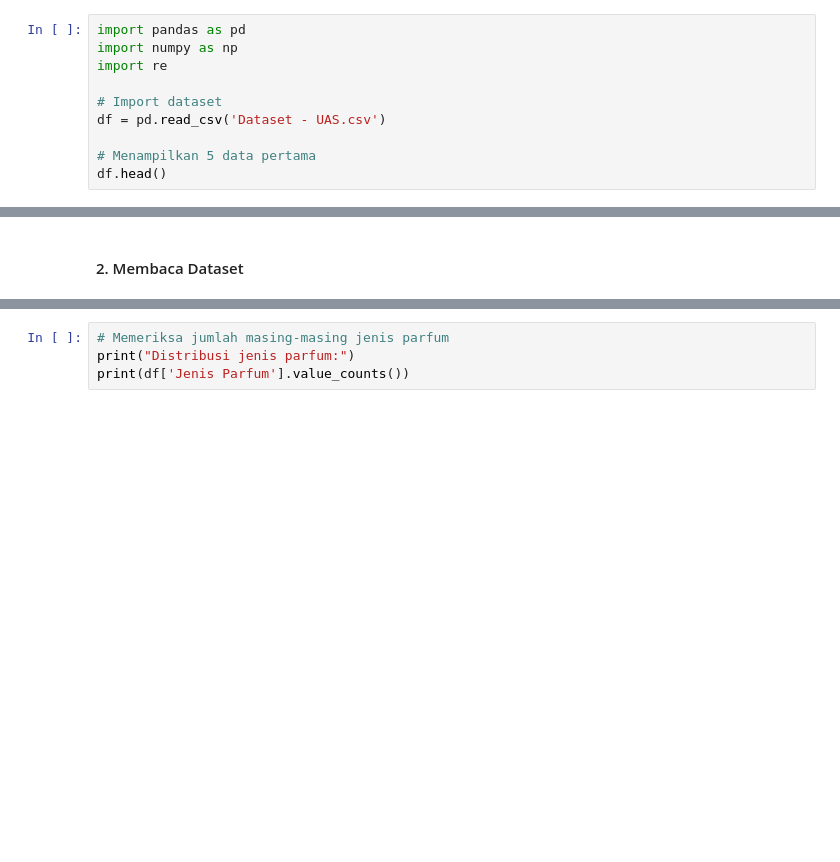
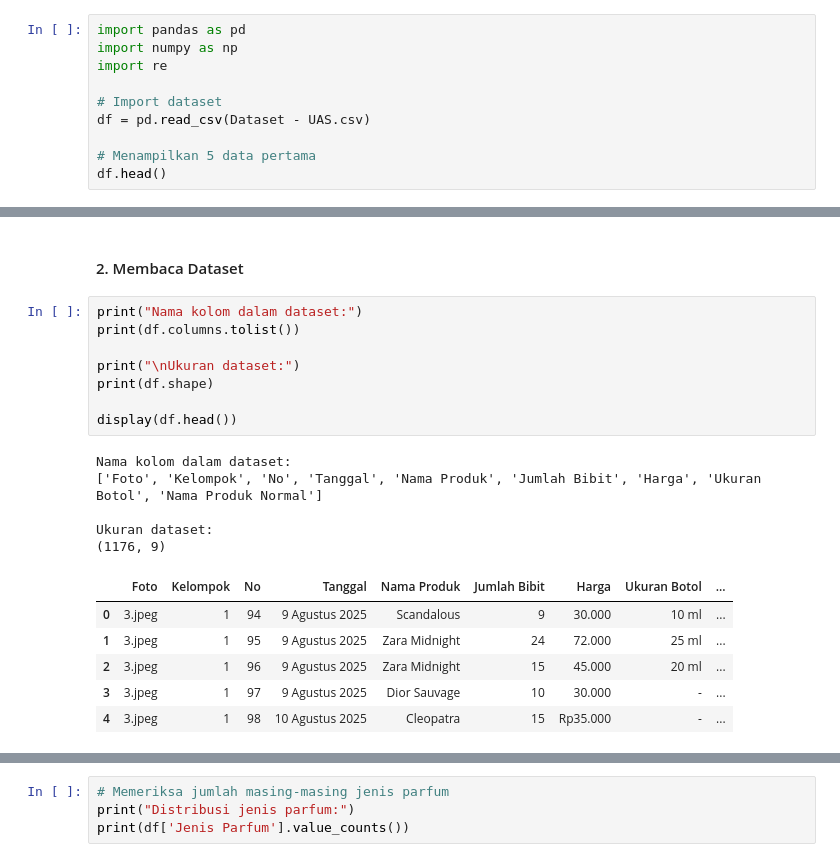
Before and after one commit to kyandap/UAS-Prak-Data-Mining-Parfum, a Jupyter notebook: Project-UAS.ipynb, the cells around one changed output, grey strips where cells are left out. Cells and saved outputs as stored; diff of their text form; blank space fills up the shorter version.

Commit message:
ganti dataset final (2)

```diff
--- a/Project-UAS.ipynb
+++ b/Project-UAS.ipynb
@@ -6,7 +6,7 @@ import numpy as np
 import re
 
 # Import dataset
-df = pd.read_csv('Dataset - UAS.csv')
+df = pd.read_csv(Dataset - UAS.csv)
 
 # Menampilkan 5 data pertama
 df.head()
@@ -1624,6 +1614,26 @@ from mlxtend.preprocessing import TransactionEncoder
 from mlxtend.frequent_patterns import fpgrowth, association_rules
 # %% [markdown]
 #### 2. Membaca Dataset
+# %%
+print("Nama kolom dalam dataset:")
+print(df.columns.tolist())
+
+print("\nUkuran dataset:")
+print(df.shape)
+
+display(df.head())
+# %% [output]
+Nama kolom dalam dataset:
+['Foto', 'Kelompok', 'No', 'Tanggal', 'Nama Produk', 'Jumlah Bibit', 'Harga', 'Ukuran Botol', 'Nama Produk Normal']
+
+Ukuran dataset:
+(1176, 9)
+|  | Foto | Kelompok | No | Tanggal | Nama Produk | Jumlah Bibit | Harga | Ukuran Botol | ... |
+| 0 | 3.jpeg | 1 | 94 | 9 Agustus 2025 | Scandalous | 9 | 30.000 | 10 ml | ... |
+| 1 | 3.jpeg | 1 | 95 | 9 Agustus 2025 | Zara Midnight | 24 | 72.000 | 25 ml | ... |
+| 2 | 3.jpeg | 1 | 96 | 9 Agustus 2025 | Zara Midnight | 15 | 45.000 | 20 ml | ... |
+| 3 | 3.jpeg | 1 | 97 | 9 Agustus 2025 | Dior Sauvage | 10 | 30.000 | - | ... |
+| 4 | 3.jpeg | 1 | 98 | 10 Agustus 2025 | Cleopatra | 15 | Rp35.000 | - | ... |
 # %%
 # Membaca dataset hasil preprocessing
 df = pd.read_csv('Dataset_Parfum_Final.csv')
```
Also changed, not shown: parts of 8 cells of this notebook, 1 other file.
